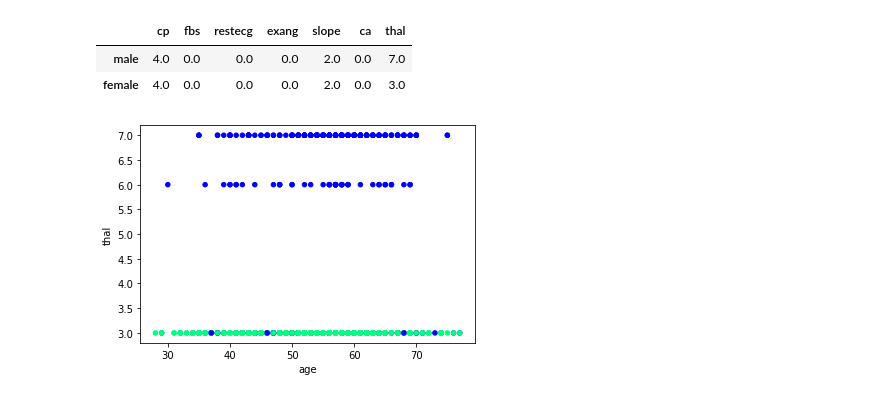
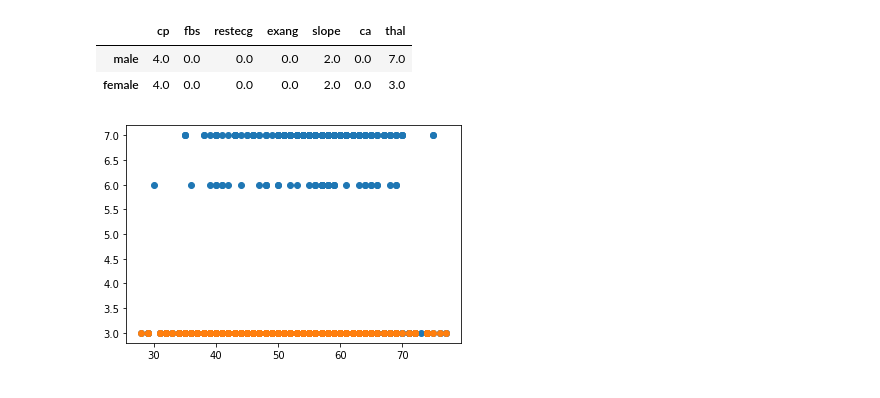
Before and after one commit to aromberg/data-challenges-2022-2023, a Jupyter notebook: notebooks/data_imputation.ipynb, the cells around one changed output. Cells and saved outputs as stored; diff of their text form; code cells hidden in the pictures.

```diff
--- a/notebooks/data_imputation.ipynb
+++ b/notebooks/data_imputation.ipynb
@@ -105,18 +107,20 @@ data_imp = data_imp.drop(columns=['cp','fbs','restecg','exang','slope','ca'])
 # %%
 # mode imputation
 data_imp['thal'] = data_imp['thal'].fillna(int(data_imp['thal'].mode()))
 null_values = data['thal'].isnull()
 
 # save results
 from pathlib import Path
 filepath = Path('../data/data_imp.csv')
 filepath.parent.mkdir(parents=True, exist_ok=True)
 data_imp.to_csv(filepath, index=False)
 
 # visualize results
-plot = data_imp.plot(x='age', y='thal', c=null_values, cmap='winter', kind='scatter', colorbar=False)
+plot = plt.scatter(data_imp['age'], data_imp['thal'])
+plot = plt.scatter(data_imp[np.isnan(data['thal'])]['age'], data_imp[np.isnan(data['thal'])]['thal'])
+plt.show()
 # %% [output]
-[figure, old version]
+[figure, new version]
 # %%
 # mean imputation for subgroups
 data_imp_male = data[data['sex']==1].copy()
```
Also changed, not shown: parts of 2 cells of this notebook.
